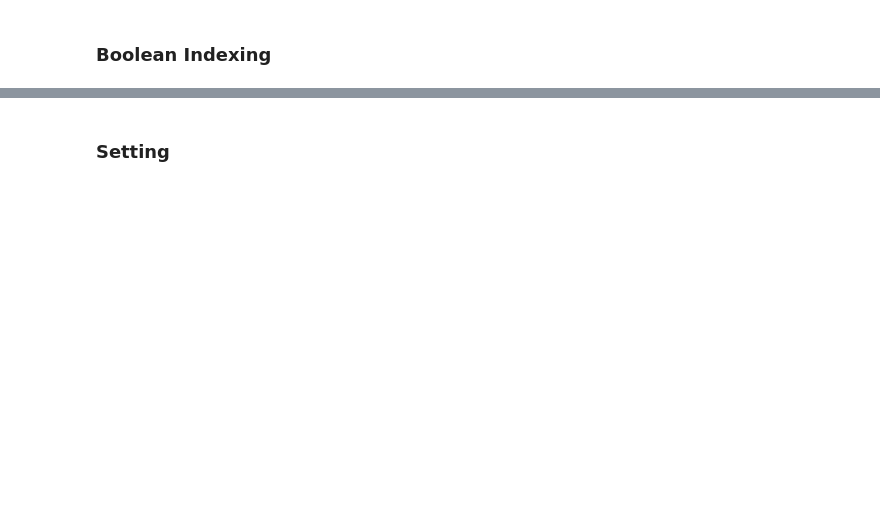
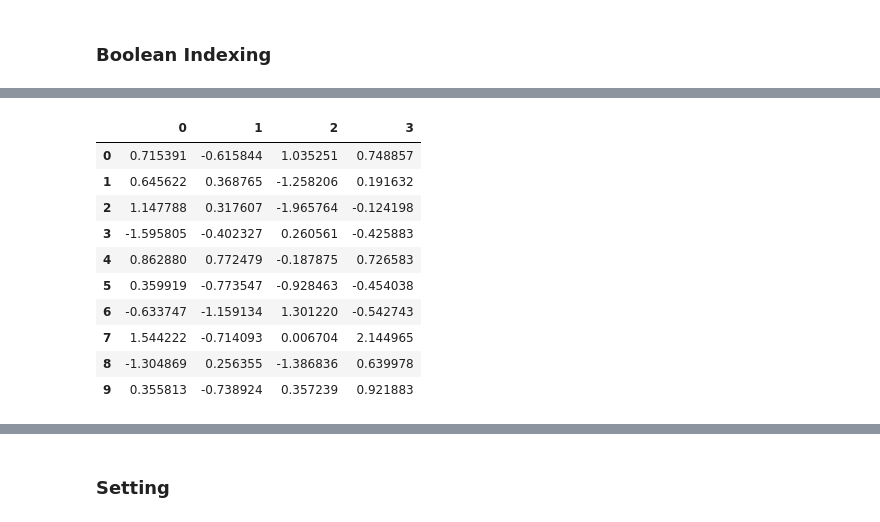
Before and after one commit to JamesByers/GA-SEA-DAT2, a Jupyter notebook: notebooks/02_numpy_and_pandas.ipynb, the cells around one changed output, grey strips where cells are left out. Saved outputs shown, nothing was run; the diff lists cells and outputs as text; code cells hidden in the pictures; blank space fills up the shorter version.

```diff
--- a/notebooks/02_numpy_and_pandas.ipynb
+++ b/notebooks/02_numpy_and_pandas.ipynb
@@ -232,0 +426,16 @@ df[df.A < 0 & df.C <.12]
+# %%
+#Concatenating pandas objects together
+df2 = pd.DataFrame(np.random.randn(10,4))
+df2
+# %% [output]
+|  | 0 | 1 | 2 | 3 |
+| 0 | 0.715391 | -0.615844 | 1.035251 | 0.748857 |
+| 1 | 0.645622 | 0.368765 | -1.258206 | 0.191632 |
+| 2 | 1.147788 | 0.317607 | -1.965764 | -0.124198 |
+| 3 | -1.595805 | -0.402327 | 0.260561 | -0.425883 |
+| 4 | 0.862880 | 0.772479 | -0.187875 | 0.726583 |
+| 5 | 0.359919 | -0.773547 | -0.928463 | -0.454038 |
+| 6 | -0.633747 | -1.159134 | 1.301220 | -0.542743 |
+| 7 | 1.544222 | -0.714093 | 0.006704 | 2.144965 |
+| 8 | -1.304869 | 0.256355 | -1.386836 | 0.639978 |
+| 9 | 0.355813 | -0.738924 | 0.357239 | 0.921883 |
```
Also changed, not shown: parts of 70 cells of this notebook, 4 other files.
